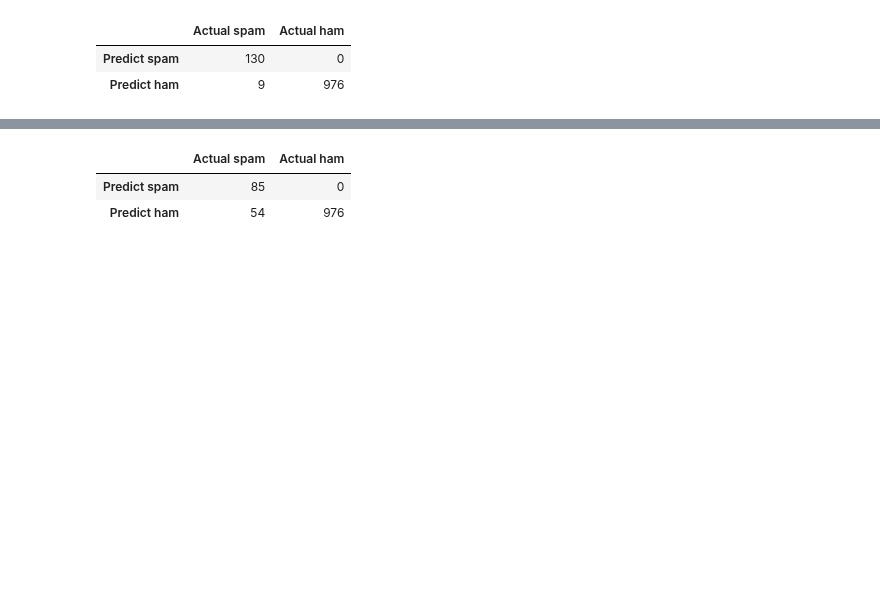
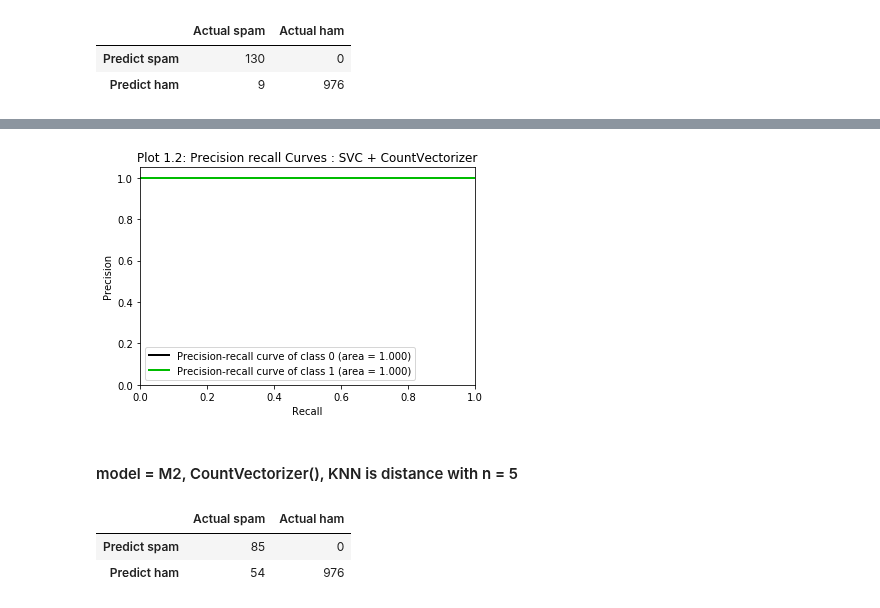
Before and after one commit to ECS171-Project/Final-project, a Jupyter notebook: SVC and KNN.ipynb, the cells around one changed output, grey strips where cells are left out. Saved outputs shown, nothing was run; the diff lists cells and outputs as text; code cells hidden in the pictures; blank space fills up the shorter version.

```diff
--- a/SVC and KNN.ipynb
+++ b/SVC and KNN.ipynb
@@ -366,0 +378,9 @@ M4 = KNeighborsClassifier(n_neighbors = 15, weights = 'distance')
+# %%
+def plot_precision(model,y_pred, plot_title):
+    probas_= model.fit(X_tr, y_tr).predict_proba(X_te)
+    scikitplot.metrics.plot_precision_recall(y_pred, probas_,
+                                         title = plot_title,
+                                         plot_micro = False)
+
+
+    plt.show()
@@ -388,3 +415,9 @@ weighted avg       0.99      0.99      0.99      1115
+# %%
+plot_precision(M1,pre, "Plot 1.2: Precision recall Curves : SVC + CountVectorizer")
+# %% [output]
+[figure, added]
+# %% [markdown]
+#### model = M2, CountVectorizer(), KNN is distance with n = 5
 # %%
 M2.fit(X_tr, y_tr)
 pre2 = M2.predict(X_te)
```
Also changed, not shown: parts of 24 cells of this notebook.
